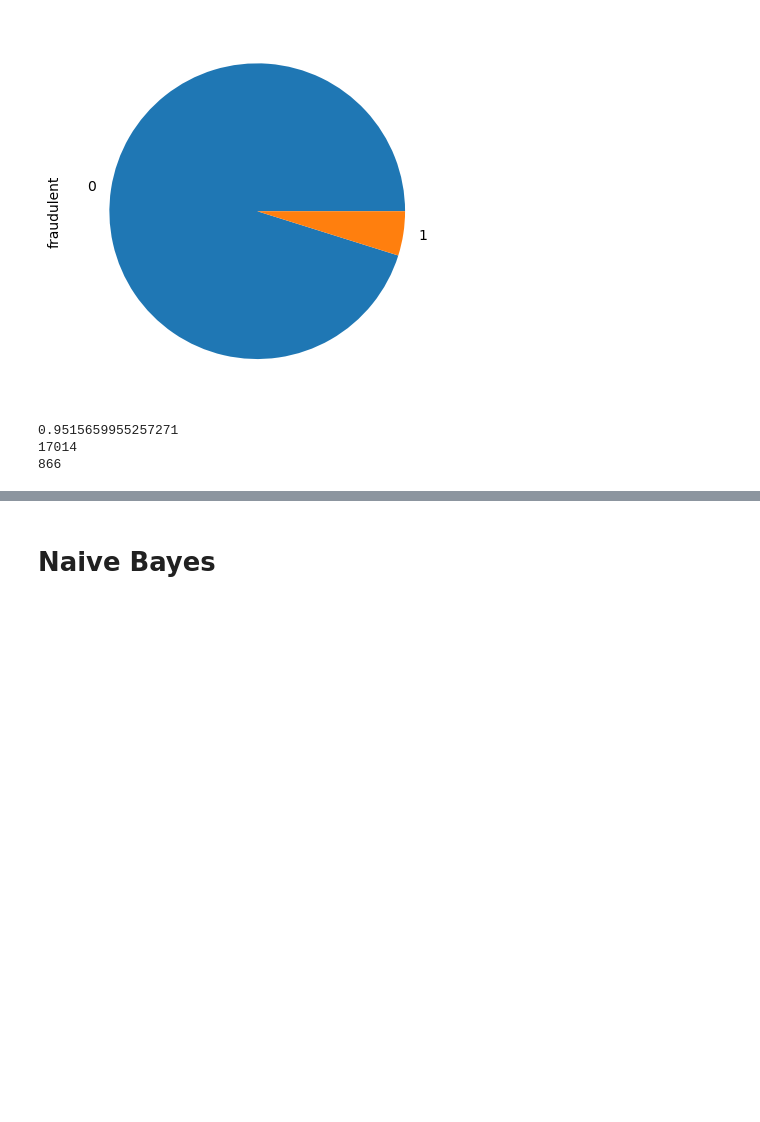
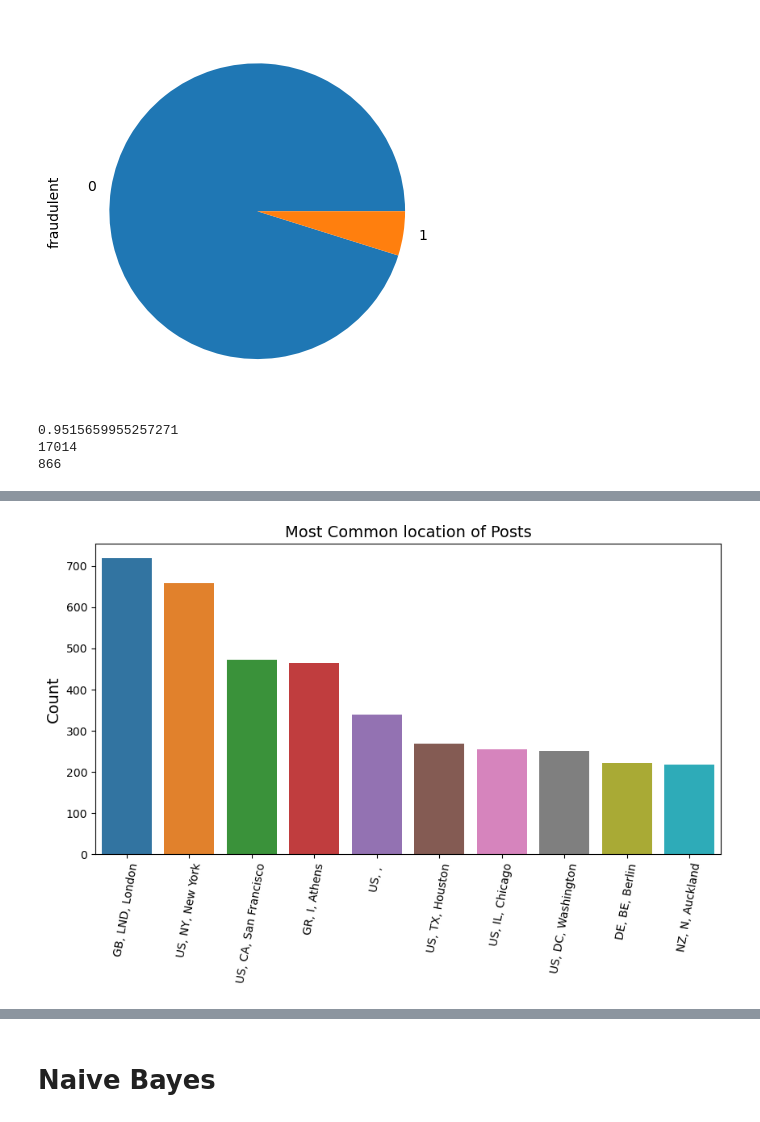
Before and after one commit to Koppanye/Data-mining-2022, a Jupyter notebook: Adatbányászat.ipynb, the cells around one changed output, grey strips where cells are left out. Saved outputs shown, nothing was run; the diff lists cells and outputs as text; code cells hidden in the pictures; blank space fills up the shorter version.

```diff
--- a/Adatbányászat.ipynb
+++ b/Adatbányászat.ipynb
@@ -63,0 +98,8 @@ print(jobs.fraudulent.value_counts()[1])
+# %%
+plt.figure(figsize = (10,5))
+sb.barplot(x = location.index, y = location )
+plt.title("Most Common location of Posts", fontdict = {"fontsize" : 14})
+plt.ylabel("Count", fontdict = {"fontsize" : 14})
+plt.xticks(rotation=80);
+# %% [output]
+[figure, added]
```
Also changed, not shown: parts of 42 cells of this notebook.
